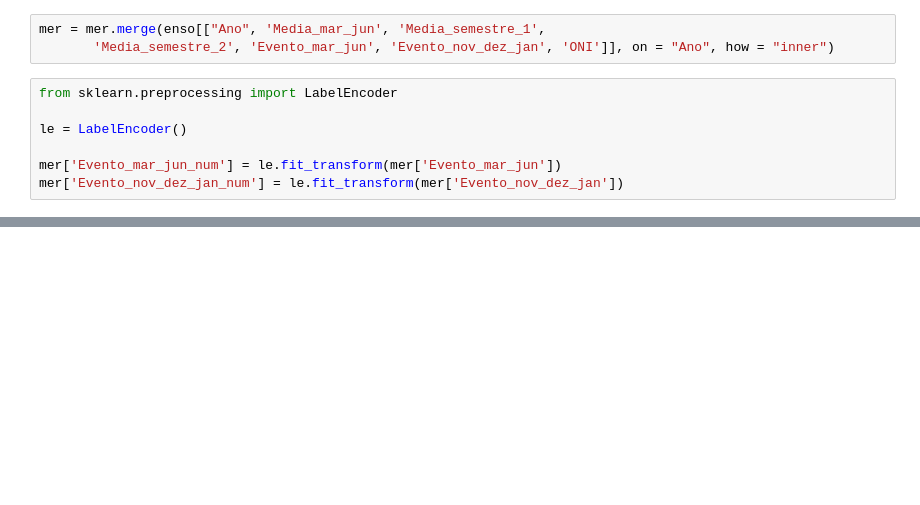
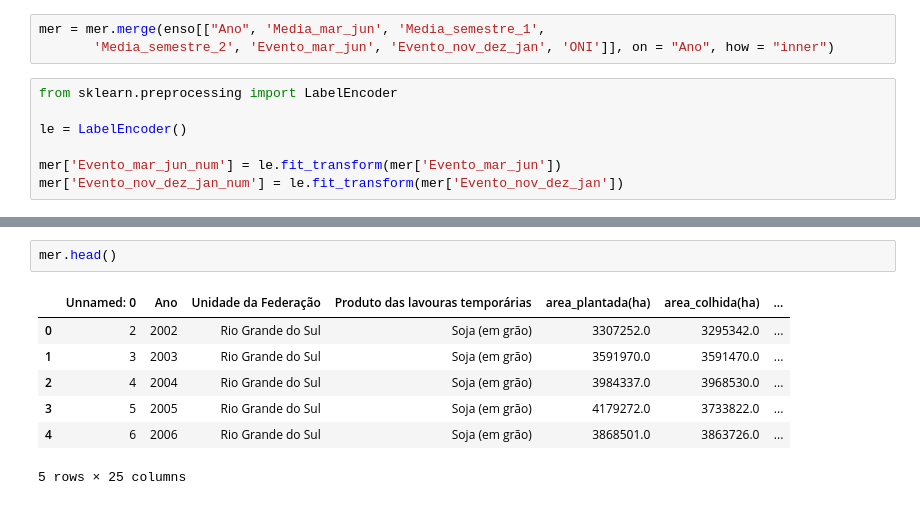
Before and after one commit to bernardo-viscardi/Enso, a Jupyter notebook: IBGE_PAM.ipynb, the cells around one changed output, grey strips where cells are left out. Drawn from its saved outputs; the diff is of its cells as text; blank space fills up the shorter version.

```diff
--- a/IBGE_PAM.ipynb
+++ b/IBGE_PAM.ipynb
@@ -172,0 +190,10 @@ mer[['delta_area', 'produtividade(kg/ha)','Evento_mar_jun_num']].corr()
+# %%
+mer.head()
+# %% [output]
+|  | Unnamed: 0 | Ano | Unidade da Federação | Produto das lavouras temporárias | area_plantada(ha) | area_colhida(ha) | ... |
+| 0 | 2 | 2002 | Rio Grande do Sul | Soja (em grão) | 3307252.0 | 3295342.0 | ... |
+| 1 | 3 | 2003 | Rio Grande do Sul | Soja (em grão) | 3591970.0 | 3591470.0 | ... |
+| 2 | 4 | 2004 | Rio Grande do Sul | Soja (em grão) | 3984337.0 | 3968530.0 | ... |
+| 3 | 5 | 2005 | Rio Grande do Sul | Soja (em grão) | 4179272.0 | 3733822.0 | ... |
+| 4 | 6 | 2006 | Rio Grande do Sul | Soja (em grão) | 3868501.0 | 3863726.0 | ... |
+5 rows × 25 columns
```
Also changed, not shown: parts of 24 cells of this notebook, 1 other file.
